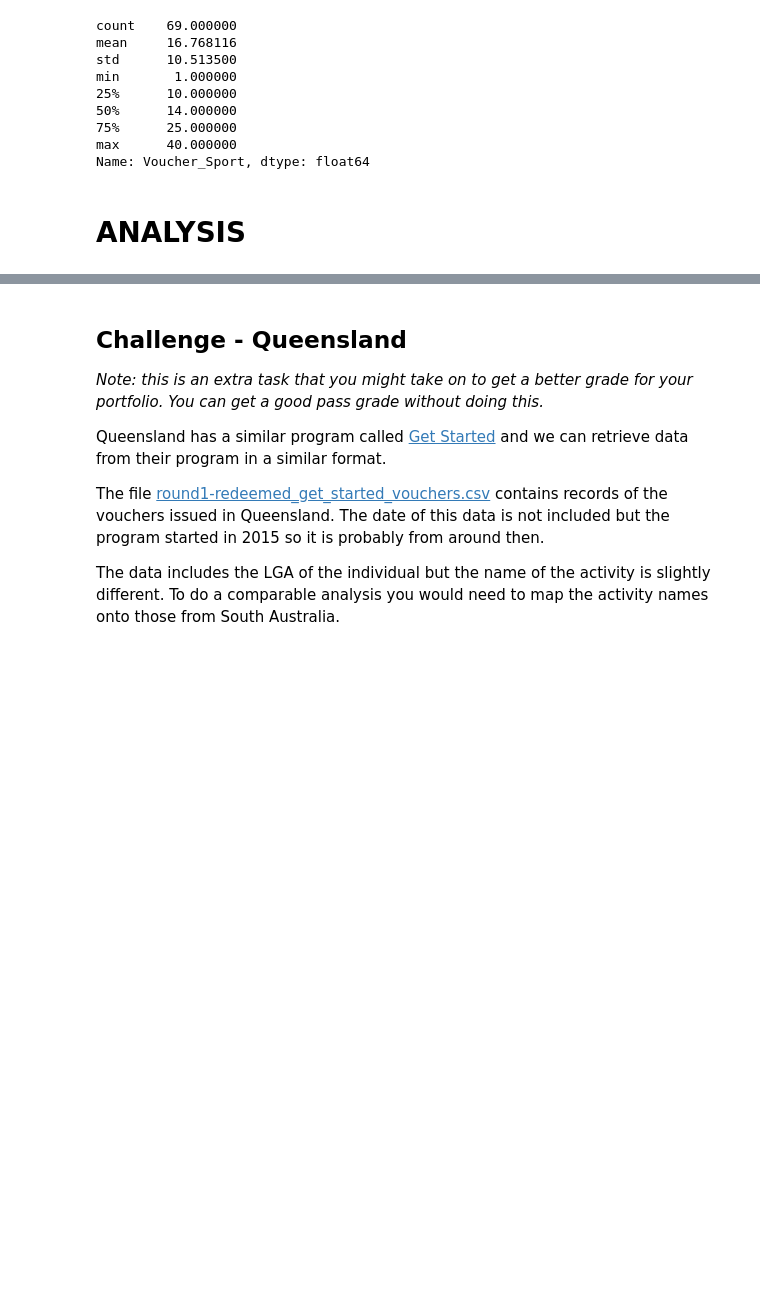
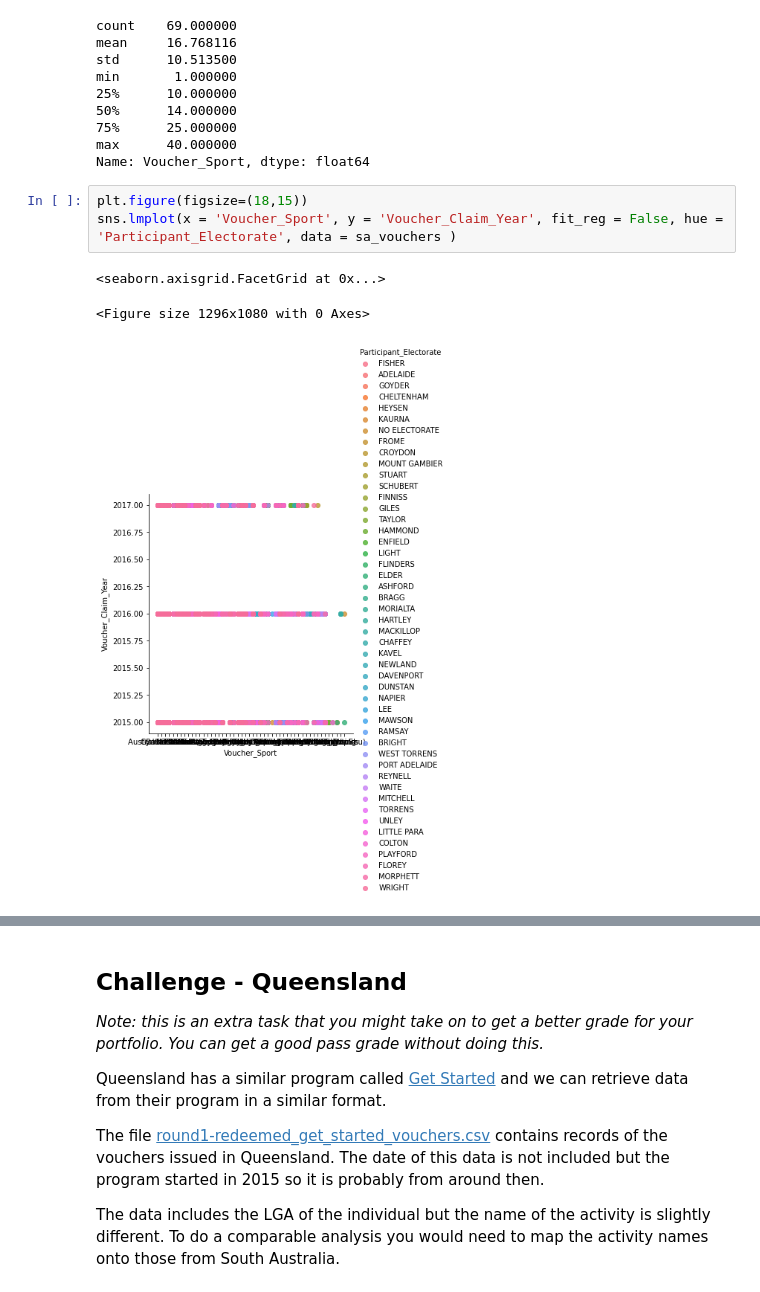
Before and after one commit to AmandaManadeniya/data-science-portfolio-2021, a Jupyter notebook: Portfolio 2.ipynb, the cells around one changed output, grey strips where cells are left out. Saved outputs shown, nothing was run; the diff lists cells and outputs as text; blank space fills up the shorter version.

```diff
--- a/Portfolio 2.ipynb
+++ b/Portfolio 2.ipynb
@@ -161,5 +161,10 @@ min       1.000000
 75%      25.000000
 max      40.000000
 Name: Voucher_Sport, dtype: float64
-# %% [markdown]
-# ANALYSIS
+# %%
+plt.figure(figsize=(18,15))
+sns.lmplot(x = 'Voucher_Sport', y = 'Voucher_Claim_Year', fit_reg = False, hue = 'Participant_Electorate', data = sa_vouchers )
+# %% [output]
+<seaborn.axisgrid.FacetGrid at 0x...>
+<Figure size 1296x1080 with 0 Axes>
+[figure, added]
```
Also changed, not shown: parts of 6 cells of this notebook.
